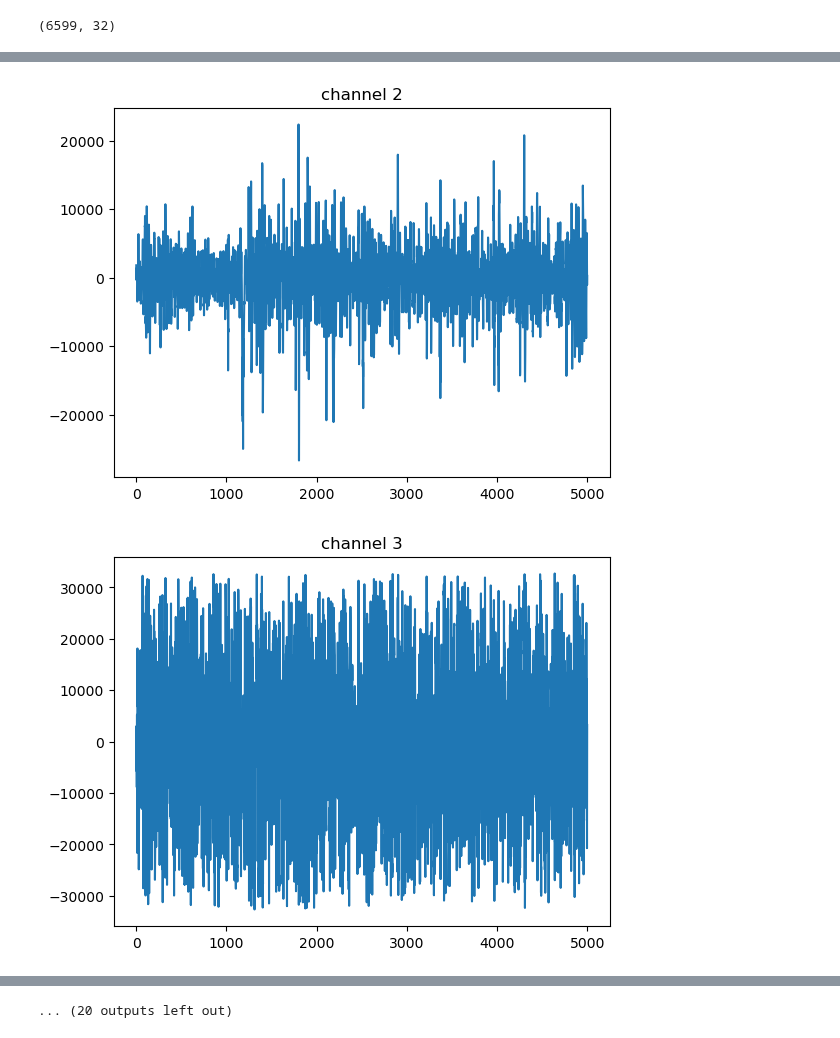
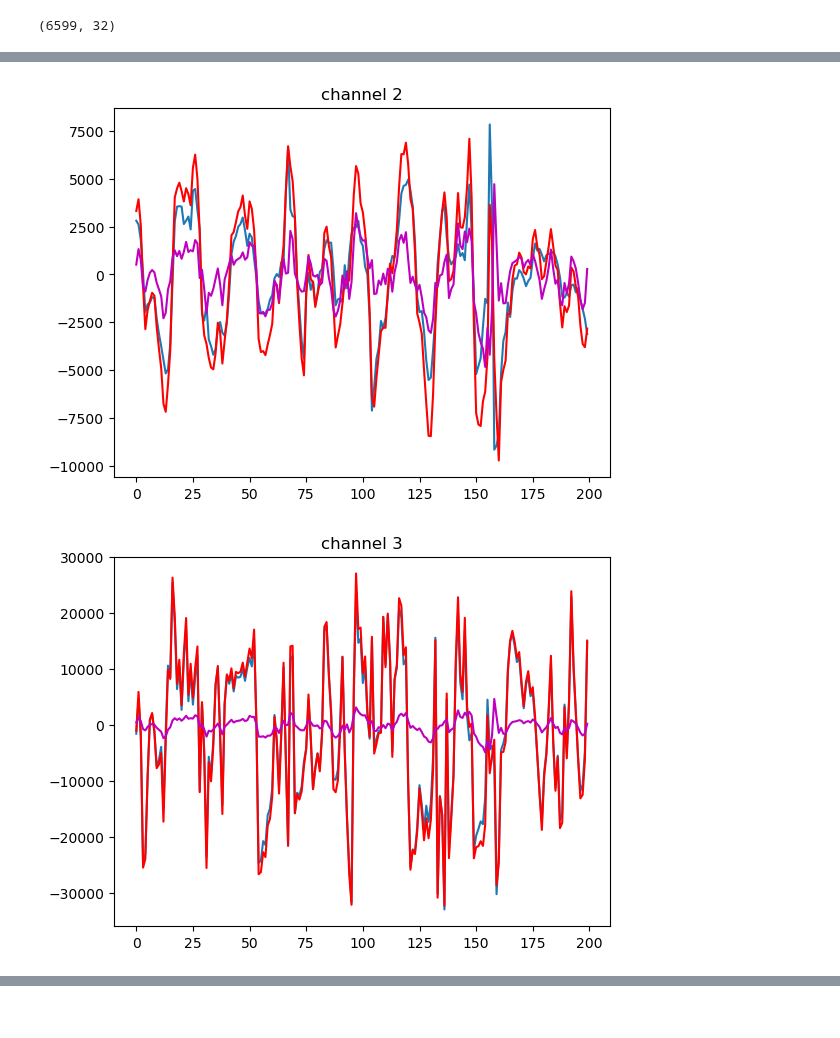
Before and after one commit to padillacoreanolab/respiratory_pilot, a Jupyter notebook: readinfile.ipynb, the cells around one changed output, grey strips where cells are left out. Cells and saved outputs as stored; diff of their text form; code cells hidden in the pictures.

```diff
--- a/readinfile.ipynb
+++ b/readinfile.ipynb
@@ -40,3 +40,6 @@ ResampleRecording: 32 channels - 1.0kHz - 1 segments - 329,956 samples - 329.96s
 traces.shape
 # %% [output]
 (6599, 32)
+# %%
+car = np.mean(traces, 1)
+car.shape
@@ -43,7 +53,9 @@ traces.shape
 # %%
-for i in range(32):
-
-    plt.plot(traces[5000:10000,i])
+for i in range(5):
+    ref_traces=traces[:,i]-car[:]
+    plt.plot(ref_traces[10000:10200])
+    plt.plot(traces[10000:10200, i], color ='r')
+    plt.plot(car[10000:10200], color='m')
     plt.title(f'channel {i}')
     plt.show()
 # %% [output]
@@ -52,2 +64,2 @@ for i in range(32):
-[figure, old version]
+[figure, new version]
-[figure, old version]
+[figure, new version]
@@ -62 +66,0 @@ for i in range(32):
-... (20 outputs left out)
```
Also changed, not shown: parts of 4 cells of this notebook, 2 other files.
